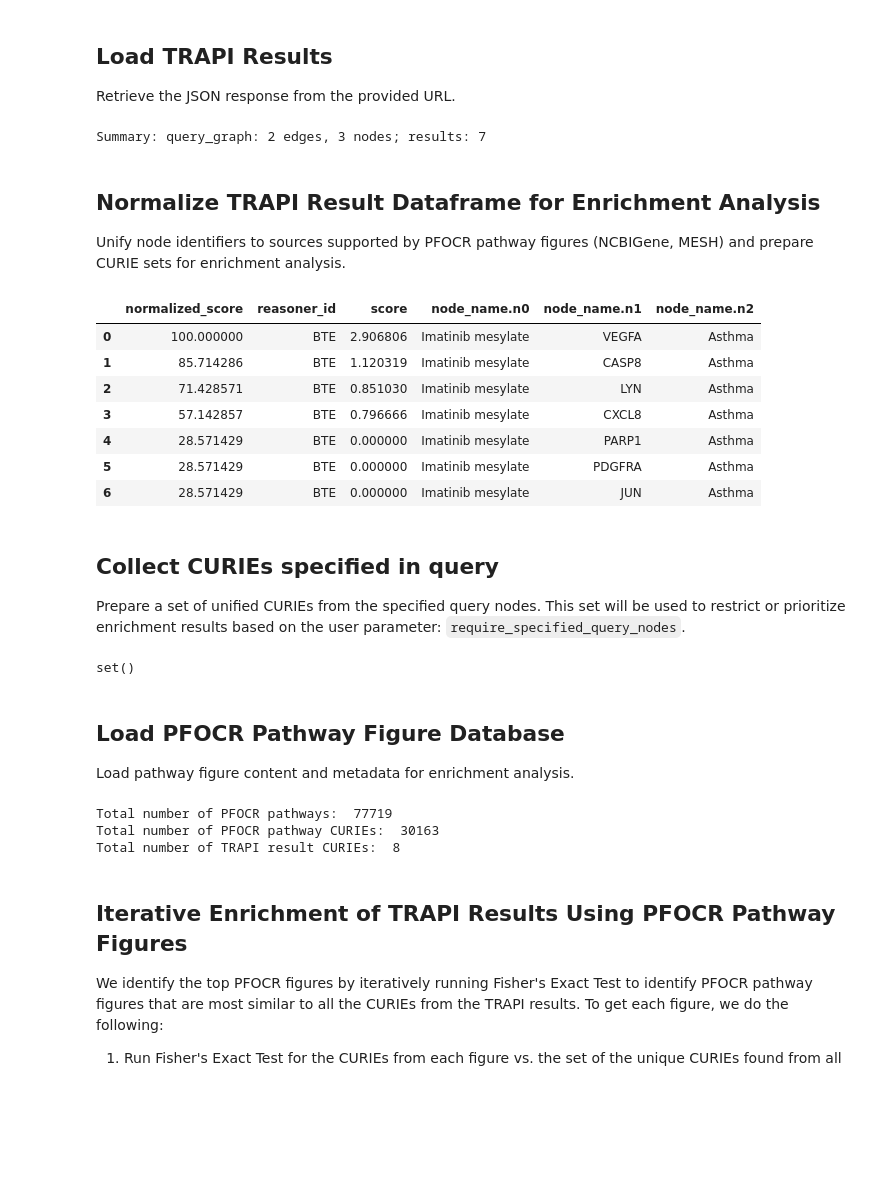
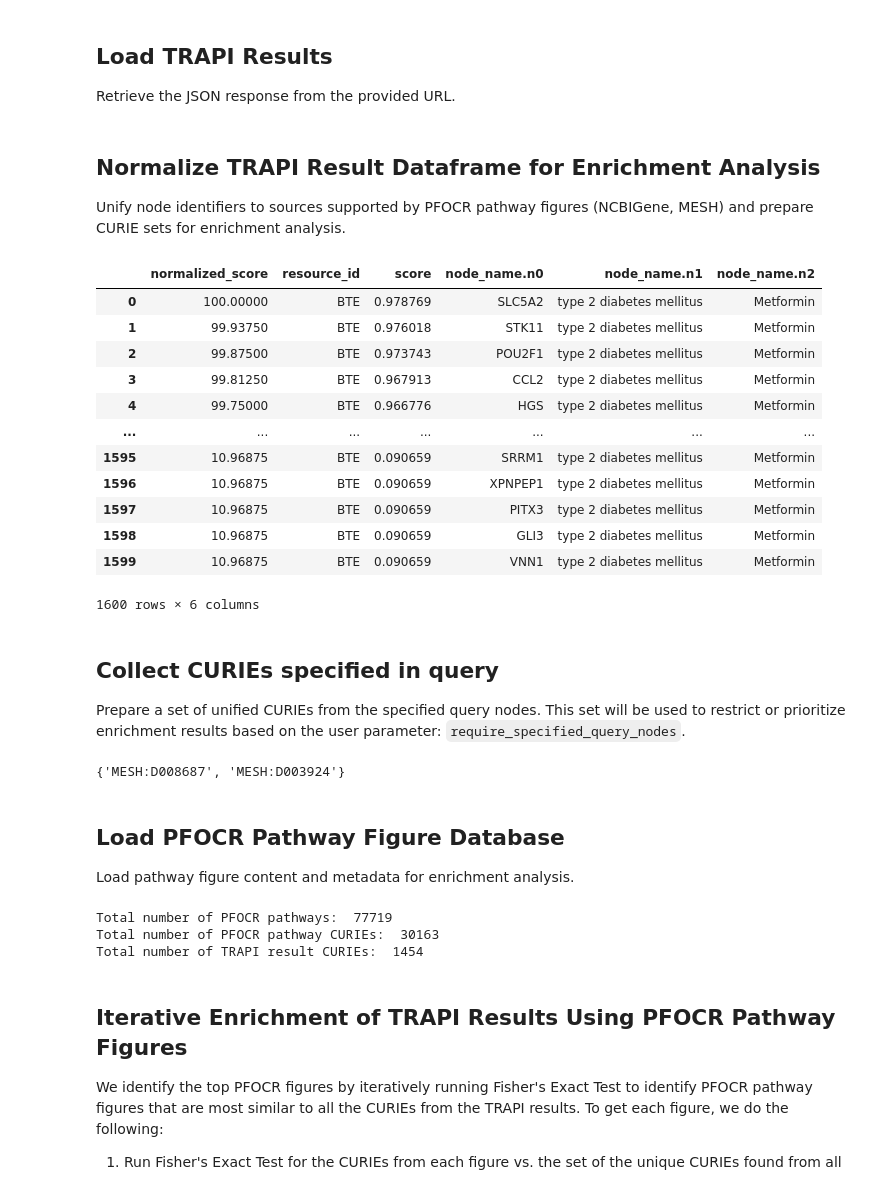
Before and after one commit to wikipathways/BioThings_Explorer_PFOCR_clustering, a Jupyter notebook: PET_notebook_v1.ipynb, the cells around one changed output. Saved outputs shown, nothing was run; the diff lists cells and outputs as text; code cells hidden in the pictures; blank space fills up the shorter version.

Commit message:
updated to 1.4; metformin query

```diff
--- a/PET_notebook_v1.ipynb
+++ b/PET_notebook_v1.ipynb
@@ -61,7 +61,7 @@ Please complete the form below.
 # %%
 # TRAPI Result URL
 trapi_results_url = widgets.Text(
-    value='https://arax.ncats.io/api/arax/v1.3/response/7b14f961-9066-41f7-9e3b-d76b2b4a7fac',
+    value='https://arax.ncats.io/api/arax/v1.4/response/9930a1e1-20da-4770-b82f-dc383395dc51',
     placeholder='Paste here',
     description='',
     disabled=False
@@ -138,8 +139,6 @@ print('Summary: query_graph:',
       len(trapi_query['nodes'].items()),'nodes; results:',
       len(trapi_results) )
 #display(trapi_results_df)
-# %% [output]
-Summary: query_graph: 2 edges, 3 nodes; results: 7
 # %% [markdown]
 ## Normalize TRAPI Result Dataframe for Enrichment Analysis
 
@@ -183,42 +182,47 @@ columns_to_lookup = [col for col in trapi_results_df.columns if col.startswith("
 new_name_columns = [col.replace("bindings","name") for col in columns_to_lookup]
 new_unified_curies_columns = [col.replace("bindings","unified_curies") for col in columns_to_lookup]
 
 # Simple lookup function
 def lookup(row, col, lookup_dict):
     return lookup_dict.get(row[col], 'NA')
 
 # Add the new columns per node by applying the lookup function
 for i in range(len(columns_to_lookup)):
     trapi_results_df[new_name_columns[i]] = trapi_results_df.apply(lambda row: lookup(row, columns_to_lookup[i], curie_to_name), axis=1)
     trapi_results_df[new_unified_curies_columns[i]] = trapi_results_df.apply(lambda row: lookup(row, columns_to_lookup[i], curie_to_unified_curies), axis=1)
 
 # Append a new columns: result_name and unified_curie_set for pathway analysis
 #trapi_results_df['result_name'] = trapi_results_df[new_name_columns[0]].str.cat(trapi_results_df[new_name_columns], sep="_")
 trapi_results_df['result_name'] = trapi_results_df.reset_index().index.astype(str)
 trapi_results_df['result_name'] = trapi_results_df['result_name'].str.cat(trapi_results_df[new_name_columns], sep='_')
 
 
 def collect_curie_set(row):
     unified_curie_set = set()
     for c in new_unified_curies_columns:
         if isinstance(row[c], set):
             unified_curie_set.update(row[c])
         else:
             unified_curie_set.add(row[c])
     return unified_curie_set
 trapi_results_df['unified_curie_set'] = trapi_results_df.apply(collect_curie_set, axis=1)
-display_columns = ['normalized_score','reasoner_id','score']
+display_columns = ['normalized_score','resource_id','score']
 display_columns.extend(new_name_columns)
 display(trapi_results_df[display_columns])
 # %% [output]
-|  | normalized_score | reasoner_id | score | node_name.n0 | node_name.n1 | node_name.n2 |
-| 0 | 100.000000 | BTE | 2.906806 | Imatinib mesylate | VEGFA | Asthma |
-| 1 | 85.714286 | BTE | 1.120319 | Imatinib mesylate | CASP8 | Asthma |
-| 2 | 71.428571 | BTE | 0.851030 | Imatinib mesylate | LYN | Asthma |
-| 3 | 57.142857 | BTE | 0.796666 | Imatinib mesylate | CXCL8 | Asthma |
-| 4 | 28.571429 | BTE | 0.000000 | Imatinib mesylate | PARP1 | Asthma |
-| 5 | 28.571429 | BTE | 0.000000 | Imatinib mesylate | PDGFRA | Asthma |
-| 6 | 28.571429 | BTE | 0.000000 | Imatinib mesylate | JUN | Asthma |
+|  | normalized_score | resource_id | score | node_name.n0 | node_name.n1 | node_name.n2 |
+| 0 | 100.00000 | BTE | 0.978769 | SLC5A2 | type 2 diabetes mellitus | Metformin |
+| 1 | 99.93750 | BTE | 0.976018 | STK11 | type 2 diabetes mellitus | Metformin |
+| 2 | 99.87500 | BTE | 0.973743 | POU2F1 | type 2 diabetes mellitus | Metformin |
+| 3 | 99.81250 | BTE | 0.967913 | CCL2 | type 2 diabetes mellitus | Metformin |
+| 4 | 99.75000 | BTE | 0.966776 | HGS | type 2 diabetes mellitus | Metformin |
+| ... | ... | ... | ... | ... | ... | ... |
+| 1595 | 10.96875 | BTE | 0.090659 | SRRM1 | type 2 diabetes mellitus | Metformin |
+| 1596 | 10.96875 | BTE | 0.090659 | XPNPEP1 | type 2 diabetes mellitus | Metformin |
+| 1597 | 10.96875 | BTE | 0.090659 | PITX3 | type 2 diabetes mellitus | Metformin |
+| 1598 | 10.96875 | BTE | 0.090659 | GLI3 | type 2 diabetes mellitus | Metformin |
+| 1599 | 10.96875 | BTE | 0.090659 | VNN1 | type 2 diabetes mellitus | Metformin |
+1600 rows × 6 columns
 # %% [markdown]
 ## Collect CURIEs specified in query
 
@@ -237,7 +241,7 @@ for k, v in trapi_query['nodes'].items():
             user_specified_ids.add(c)
 print(user_specified_ids)
 # %% [output]
-set()
+{'MESH:D008687', 'MESH:D003924'}
 # %% [markdown]
 ## Load PFOCR Pathway Figure Database
 
@@ -260,7 +264,7 @@ print("Total number of TRAPI result CURIEs: ", len(total_result_curies_possible)
 # %% [output]
 Total number of PFOCR pathways:  77719
 Total number of PFOCR pathway CURIEs:  30163
-Total number of TRAPI result CURIEs:  8
+Total number of TRAPI result CURIEs:  1454
 # %% [markdown]
 ## Iterative Enrichment of TRAPI Results Using PFOCR Pathway Figures
 
```
Also changed, not shown: parts of 8 cells of this notebook.
